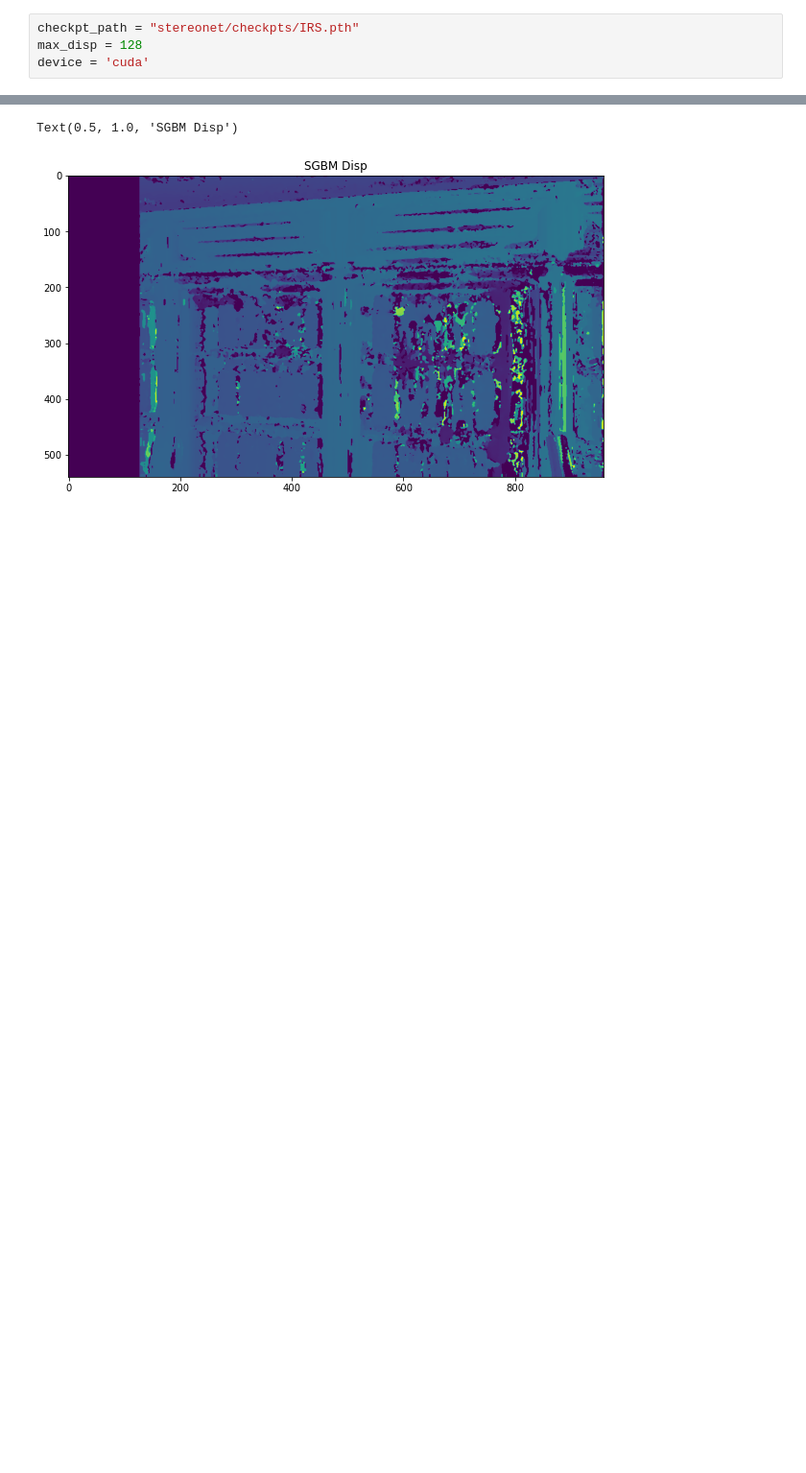
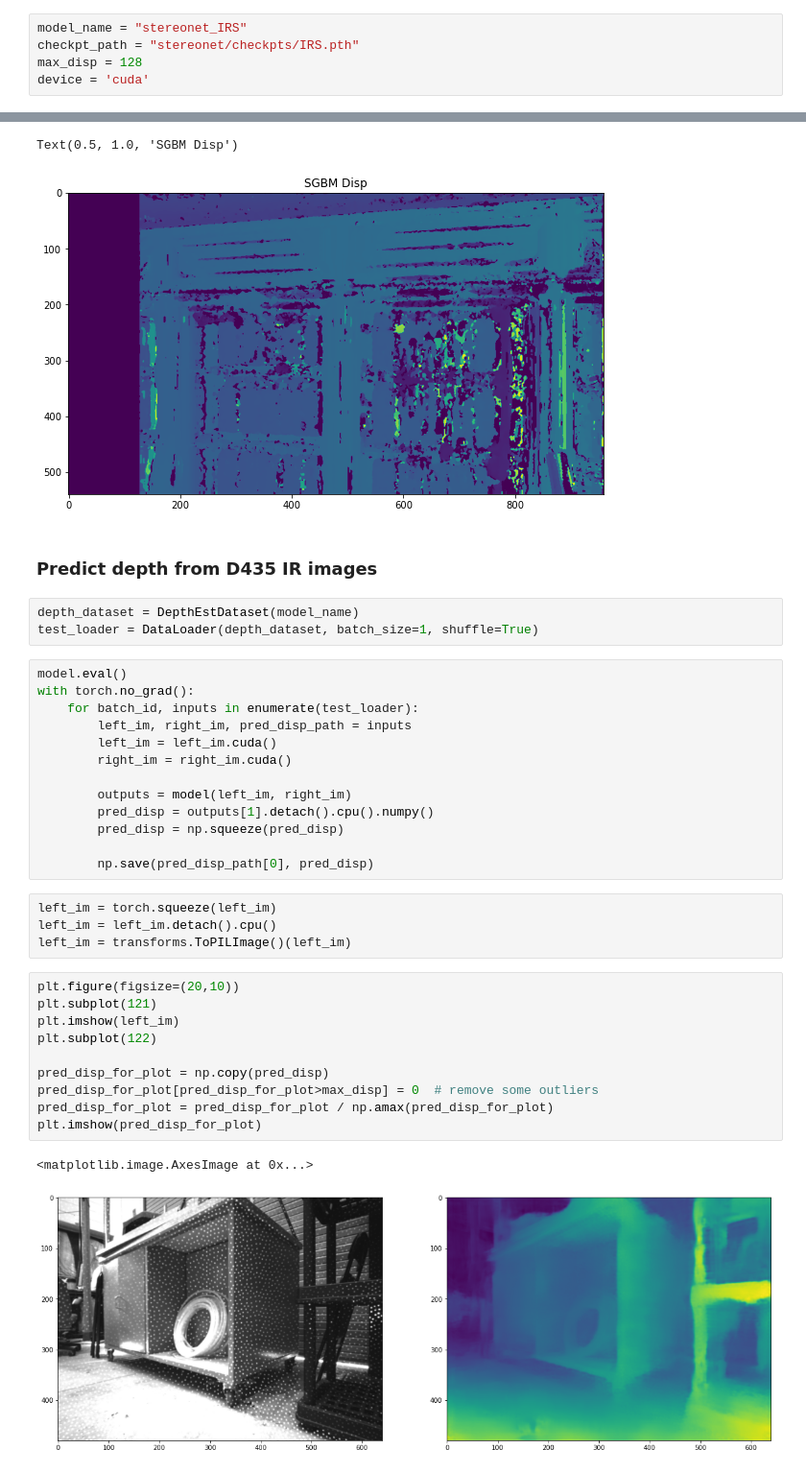
Before and after one commit to fanxiule/Depth_Est_Demo, a Jupyter notebook: stereonet_IRS_predict.ipynb, the cells around one changed output, grey strips where cells are left out. Shown at 96% size. Cells and saved outputs as stored; diff of their text form; blank space fills up the shorter version.

Commit message:
Used IRS model to fit D435 data

```diff
--- a/stereonet_IRS_predict.ipynb
+++ b/stereonet_IRS_predict.ipynb
@@ -18,4 +20,5 @@ from models import StereoNet
 # %%
+model_name = "stereonet_IRS"
 checkpt_path = "stereonet/checkpts/IRS.pth"
 max_disp = 128
 device = 'cuda'
@@ -131,3 +134,38 @@ plt.title("SGBM Disp")
 # %% [output]
 Text(0.5, 1.0, 'SGBM Disp')
 [figure]
+# %% [markdown]
+### Predict depth from D435 IR images
+# %%
+depth_dataset = DepthEstDataset(model_name)
+test_loader = DataLoader(depth_dataset, batch_size=1, shuffle=True)
+# %%
+model.eval()
+with torch.no_grad():
+    for batch_id, inputs in enumerate(test_loader):
+        left_im, right_im, pred_disp_path = inputs
+        left_im = left_im.cuda()
+        right_im = right_im.cuda()
+
+        outputs = model(left_im, right_im)
+        pred_disp = outputs[1].detach().cpu().numpy()
+        pred_disp = np.squeeze(pred_disp)
+
+        np.save(pred_disp_path[0], pred_disp)
+# %%
+left_im = torch.squeeze(left_im)
+left_im = left_im.detach().cpu()
+left_im = transforms.ToPILImage()(left_im)
+# %%
+plt.figure(figsize=(20,10))
+plt.subplot(121)
+plt.imshow(left_im)
+plt.subplot(122)
+
+pred_disp_for_plot = np.copy(pred_disp)
+pred_disp_for_plot[pred_disp_for_plot>max_disp] = 0  # remove some outliers
+pred_disp_for_plot = pred_disp_for_plot / np.amax(pred_disp_for_plot)
+plt.imshow(pred_disp_for_plot)
+# %% [output]
+<matplotlib.image.AxesImage at 0x...>
+[figure, added]
```
Also changed, not shown: parts of 7 cells of this notebook, 6 other files.
